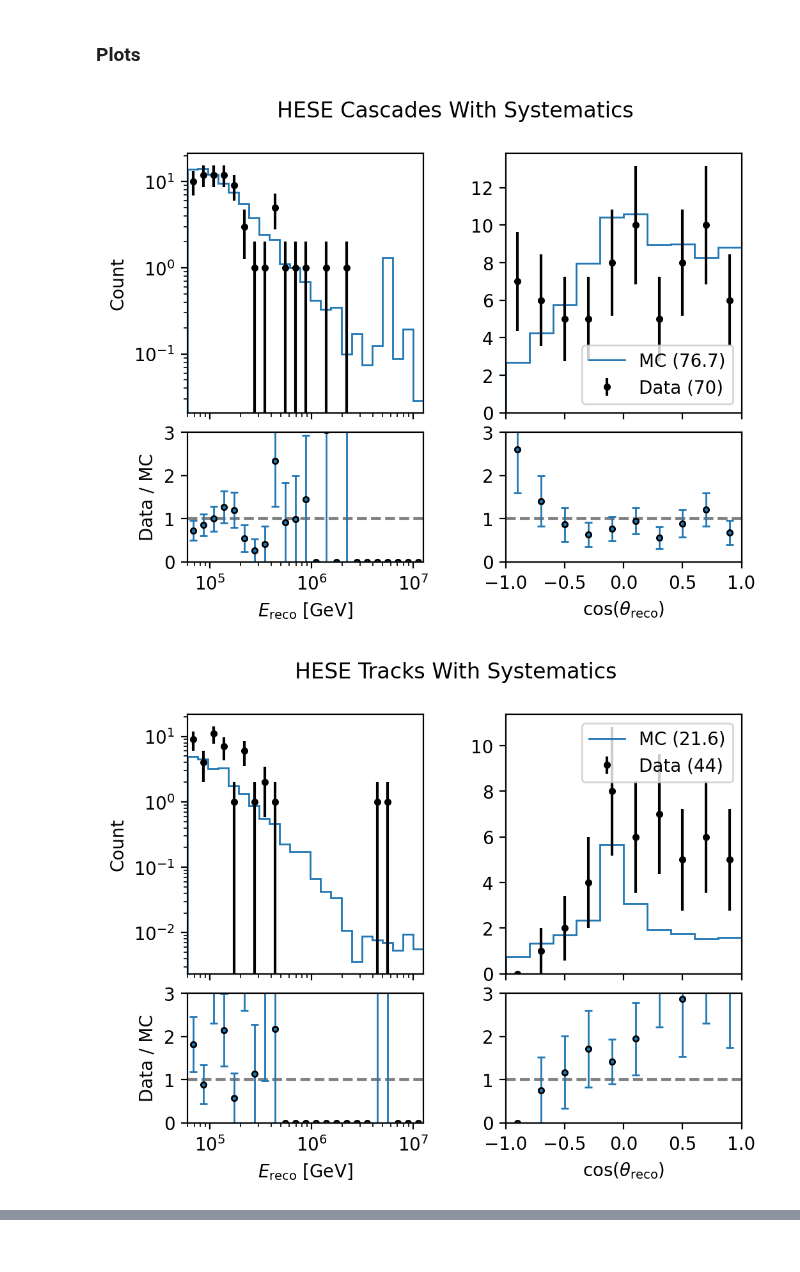
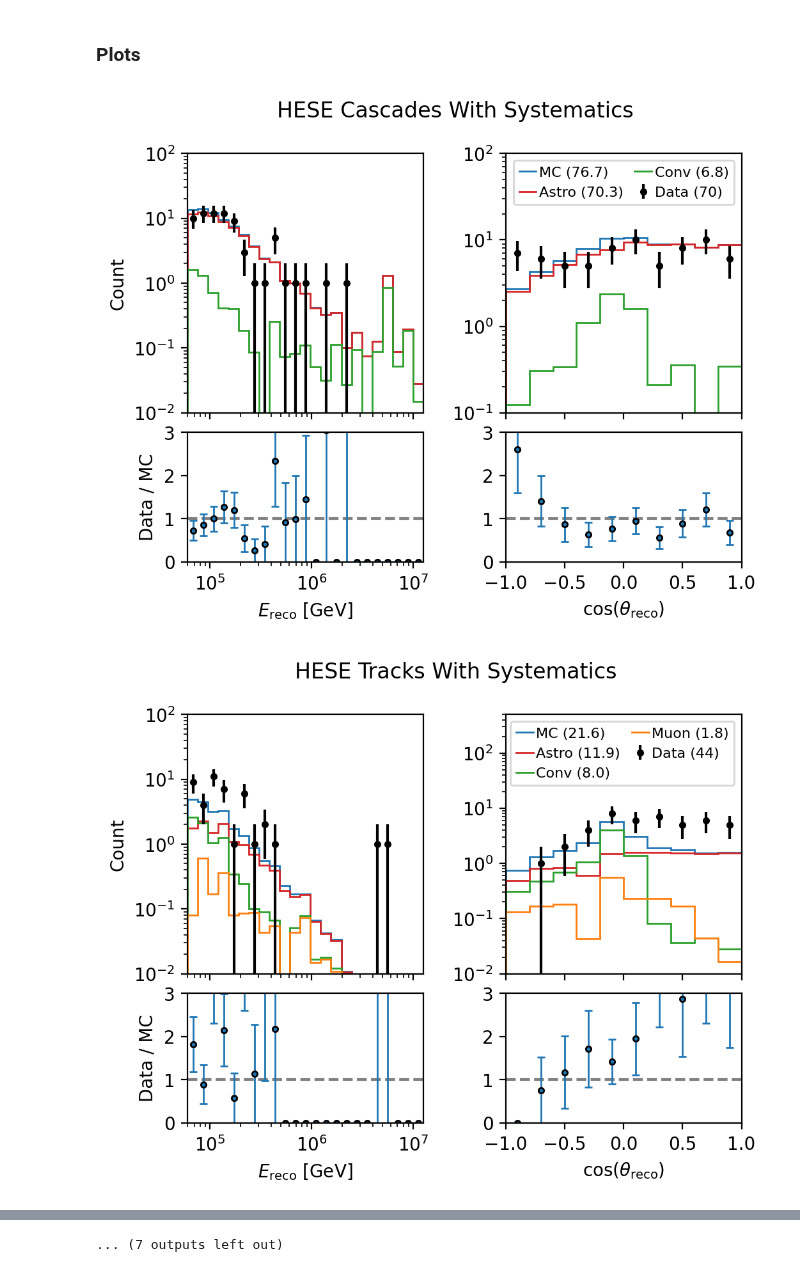
Before and after one commit to icecube/reco_processing, a Jupyter notebook: NNMFit/notebooks/unblind/philipp/step0_2_1_0_reco_space_bdt_plots.ipynb, the cells around one changed output, grey strips where cells are left out. Drawn from its saved outputs; the diff is of its cells as text; code cells hidden in the pictures.

Commit message:
save before removing no shyst from plots

```diff
--- a/NNMFit/notebooks/unblind/philipp/step0_2_1_0_reco_space_bdt_plots.ipynb
+++ b/NNMFit/notebooks/unblind/philipp/step0_2_1_0_reco_space_bdt_plots.ipynb
@@ -214,5 +320,7 @@ PLOTS = [
 ]
 # %%
+COMPONENTS = ["Astro", "Conv", "Muon"]
+
 # collect unique scan names in order they first appear
 scan_names = list(dict.fromkeys(
     scan_name
@@ -233,5 +341,10 @@ for scan_name in scan_names:
     if len(mc_hist_path) < 1:
         raise ValueError(f"Expected at least one MC_Histogram.pickle for {scan_name}, found {len(mc_hist_path)}")
     histogram_collection[scan_name]["mc"] = load_pickle(mc_hist_path[0])
+
+    for component in COMPONENTS:
+        comp_paths = glob.glob(os.path.join(step0_path, scan_name, f"MC_Histogram_{component}.pickle"))
+        if comp_paths:
+            histogram_collection[scan_name][component] = load_pickle(comp_paths[0])
 # %% [output]
 hese_spectrum_bestfit_13year_round3
@@ -417,15 +477,16 @@ save_path = "/data/user/tvaneede/GlobalFit/reco_processing/NNMFit/notebooks/unbl
 os.makedirs(save_path, exist_ok=True)
 # %%
 color_cycle = plt.rcParams['axes.prop_cycle'].by_key()['color']
+COMPONENT_COLORS = {"Astro": "tab:red", "Conv": "tab:green", "Muon": "tab:orange"}
 
 for plot in PLOTS:
-    det_config  = plot["det_config"]
-    scans       = plot["scans"]
-    show_counts = plot.get("show_counts", False)
+    det_config      = plot["det_config"]
+    scans           = plot["scans"]
+    show_counts     = plot.get("show_counts", False)
+    plot_components = plot.get("plot_components", False)
 
-    # per-plot binning/dims override the global dicts
-    binning = plot.get("binning",  binning_dict[det_config])
-    dims    = plot.get("dim_info", dimensions[det_config])
+    binning = plot["binning"]
+    dims    = plot["dim_info"]
 
     fig, axes = RatioPlot(pad=0.1, vert_pad=0.35).create(ncols=2, dpi=200)
 
@@ -445,33 +506,53 @@ for plot in PLOTS:
             hist_label=mc_label, ratio_label=mc_label,
         )
 
-    axes[0][1].legend()
+        if plot_components:
+            for component, comp_color in COMPONENT_COLORS.items():
+                if component not in histogram_collection[scan_name]:
+                    continue
+                if component == "Muon" and ("Double" in det_config or "Cascade" in det_config):
+                    continue
+                n_comp = np.sum(histogram_collection[scan_name][component]["histograms"][det_config])
+                comp_label = f"{component} ({n_comp:.1f})" if show_counts else component
+                for col, dim in enumerate(dims):
+                    plot_histogram(
+                        axes[0][col], histogram_collection[scan_name][component],
+                        det_config, dim, binning, dims,
+                        draw_style="stairs", label=comp_label, color=comp_color,
+                    )
+
+    axes[0][col].legend(loc="upper right", fontsize=8, ncol=2,
+                      handlelength=1.2, handletextpad=0.2, columnspacing=0.8)
 
     for col, dim in enumerate(dims):
         dim_info = dims[dim]
         bins     = binning[dim]
 
         if dim_info["log_x"]:
             axes[0][col].set_xscale("log")
             axes[1][col].set_xscale("log")
         if dim_info["log_y"]:
             axes[0][col].set_yscale("log")
 
         axes[0][col].set_xlim(bins.min(), bins.max())
         axes[1][col].set_xlim(bins.min(), bins.max())
         axes[1][col].set_ylim(0.0, 3.0)
         axes[1][col].set_xlabel(dim_info["x_label"])
         axes[1][col].axhline(1, color="grey", linestyle="--", zorder=-10)
 
+        ylim = dim_info.get("ylim", None)
+        if ylim is not None:
+            axes[0][col].set_ylim(ylim)
+
     axes[0][0].set_ylabel("Count")
     axes[1][0].set_ylabel("Data / MC")
 
     fig.suptitle(plot["title"])
 
     subfolder = os.path.join(save_path, scans[0][0])
     os.makedirs(subfolder, exist_ok=True)
     plt.savefig(os.path.join(subfolder, f"{det_config}.png"), bbox_inches="tight")
     plt.show()
 # %% [output]
-[figure, old version]
+[figure, new version]
-[figure, old version]
+[figure, new version]
@@ -477,0 +569 @@ for plot in PLOTS:
+... (7 outputs left out)
```
Also changed, not shown: parts of 6 cells of this notebook, 20 other files.
